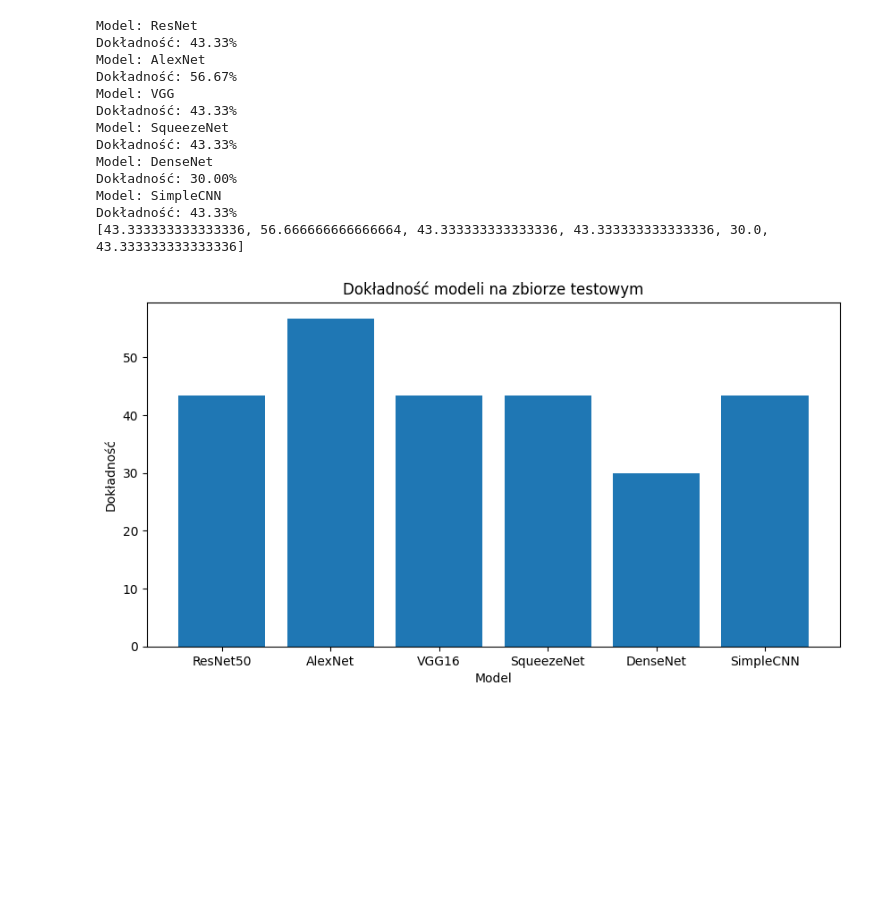
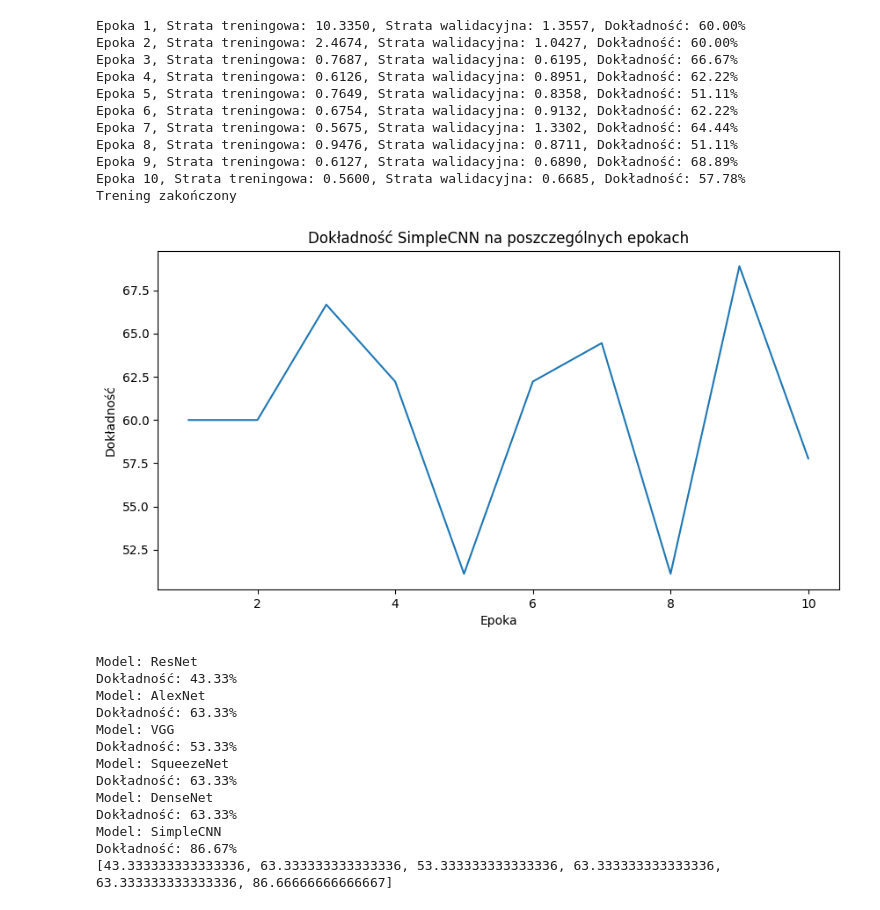
Before and after one commit to kbinko/Project, a Jupyter notebook: main.ipynb, the cells around one changed output. Cells and saved outputs as stored; diff of their text form; code cells hidden in the pictures; blank space fills up the shorter version.

```diff
--- a/main.ipynb
+++ b/main.ipynb
@@ -14,7 +14,7 @@ import matplotlib.pyplot as plt
 #Model resnet50
 model_resnet50 = resnet50(weights=ResNet50_Weights.DEFAULT)
 num_ftrs = model_resnet50.fc.in_features
-model_resnet50.fc = nn.Linear(num_ftrs, 1)
+model_resnet50.fc = nn.Linear(num_ftrs, 1) # zmiana liczby wyjść z 1000 na 1
 
 # Model AlexNet
 model_alexnet = alexnet(weights=AlexNet_Weights.DEFAULT)
@@ -85,7 +85,6 @@ def test_model(model, test_loader):
             predicted = torch.round(torch.sigmoid(outputs))
             total += labels.size(0)
             correct += (predicted.flatten() == labels.flatten()).sum().item()
-
             predicted_labels.extend(predicted.tolist())
             true_labels.extend(labels.tolist())
 
@@ -98,9 +97,9 @@ class SimpleCNN(nn.Module):
     def __init__(self):
         super(SimpleCNN, self).__init__()
         self.conv1 = nn.Conv2d(3, 32, kernel_size=3, padding=1)
-        self.bn1 = nn.BatchNorm2d(32)  # Dodano Batch Normalization
-        self.conv2 = nn.Conv2d(32, 64, kernel_size=3, padding=1)  # Dodano drugą warstwę konwolucyjną
-        self.bn2 = nn.BatchNorm2d(64)  # Dodano Batch Normalization
+        self.bn1 = nn.BatchNorm2d(32)  # Batch Normalization
+        self.conv2 = nn.Conv2d(32, 64, kernel_size=3, padding=1)  # druga warstwę konwolucyjną
+        self.bn2 = nn.BatchNorm2d(64)  # Batch Normalization
         self.dropout = nn.Dropout(0.5)
         self.pool = nn.MaxPool2d(2, 2)
         self.fc1 = nn.Linear(64 * 56 * 56, 512)  # Zmieniono rozmiar wejścia
@@ -122,7 +121,6 @@ optimizer = optim.Adam(model.parameters(), lr=0.0005)
 
 # Pętla treningowa
 
-"""
 dokladnosc_cnn = []
 
 num_epochs = 10
@@ -130,12 +128,12 @@ for epoch in range(num_epochs):
     model.train()
     running_loss = 0.0
     for images, labels in train_loader:
-        optimizer.zero_grad()
-        outputs = model(images)
-        loss = criterion(outputs, labels)
-        loss.backward()
-        optimizer.step()
-        running_loss += loss.item()
+        optimizer.zero_grad() # zerowanie gradientów w celu uniknięcia ich akumulacji
+        outputs = model(images) # obliczenie predykcji
+        loss = criterion(outputs, labels) # obliczenie straty
+        loss.backward() # propagacja wsteczna
+        optimizer.step() # aktualizacja wag
+        running_loss += loss.item() # aktualizacja straty
 
     # Walidacja
     model.eval()
@@ -153,45 +151,56 @@ for epoch in range(num_epochs):
 print("Trening zakończony")
 
 plt.figure(figsize=(10, 5))
 plt.title("Dokładność SimpleCNN na poszczególnych epokach")
 plt.xlabel("Epoka")
 plt.ylabel("Dokładność")
 plt.plot(range(1, num_epochs+1), dokladnosc_cnn)
 plt.show()
-"""
+
 
 
 
 
 models_list = [model_resnet50, model_alexnet, model_vgg16, model_squeezenet, model_densenet, model]
 dokladnosc = []
 for model in models_list:
     accuracy = test_model(model, test_loader)
     dokladnosc.append(accuracy)
     print(f"Model: {model.__class__.__name__}")
     print(f"Dokładność: {(accuracy):.2f}%")
 
 print(dokladnosc)
 
 # Wykres dokładności modeli na zbiorze testowym
 plt.figure(figsize=(10, 5))
 plt.title("Dokładność modeli na zbiorze testowym")
 plt.xlabel("Model")
 plt.ylabel("Dokładność")
 plt.bar(["ResNet50", "AlexNet", "VGG16", "SqueezeNet", "DenseNet", "SimpleCNN"], dokladnosc)
 plt.show()
 # %% [output]
-Model: ResNet
-Dokładność: 43.33%
-Model: AlexNet
-Dokładność: 56.67%
-Model: VGG
-Dokładność: 43.33%
-Model: SqueezeNet
-Dokładność: 43.33%
-Model: DenseNet
-Dokładność: 30.00%
-Model: SimpleCNN
-Dokładność: 43.33%
-[43.333333333333336, 56.666666666666664, 43.333333333333336, 43.333333333333336, 30.0, 43.333333333333336]
+Epoka 1, Strata treningowa: 10.3350, Strata walidacyjna: 1.3557, Dokładność: 60.00%
+Epoka 2, Strata treningowa: 2.4674, Strata walidacyjna: 1.0427, Dokładność: 60.00%
+Epoka 3, Strata treningowa: 0.7687, Strata walidacyjna: 0.6195, Dokładność: 66.67%
+Epoka 4, Strata treningowa: 0.6126, Strata walidacyjna: 0.8951, Dokładność: 62.22%
+Epoka 5, Strata treningowa: 0.7649, Strata walidacyjna: 0.8358, Dokładność: 51.11%
+Epoka 6, Strata treningowa: 0.6754, Strata walidacyjna: 0.9132, Dokładność: 62.22%
+Epoka 7, Strata treningowa: 0.5675, Strata walidacyjna: 1.3302, Dokładność: 64.44%
+Epoka 8, Strata treningowa: 0.9476, Strata walidacyjna: 0.8711, Dokładność: 51.11%
+Epoka 9, Strata treningowa: 0.6127, Strata walidacyjna: 0.6890, Dokładność: 68.89%
+Epoka 10, Strata treningowa: 0.5600, Strata walidacyjna: 0.6685, Dokładność: 57.78%
+Trening zakończony
-[figure, old version]
+[figure, new version]
+Model: ResNet
+Dokładność: 43.33%
+Model: AlexNet
+Dokładność: 63.33%
+Model: VGG
+Dokładność: 53.33%
+Model: SqueezeNet
+Dokładność: 63.33%
+Model: DenseNet
+Dokładność: 63.33%
+Model: SimpleCNN
+Dokładność: 86.67%
+[43.333333333333336, 63.333333333333336, 53.333333333333336, 63.333333333333336, 63.333333333333336, 86.66666666666667]
```
Also changed, not shown: parts of 1 cell of this notebook, 3 other files.
